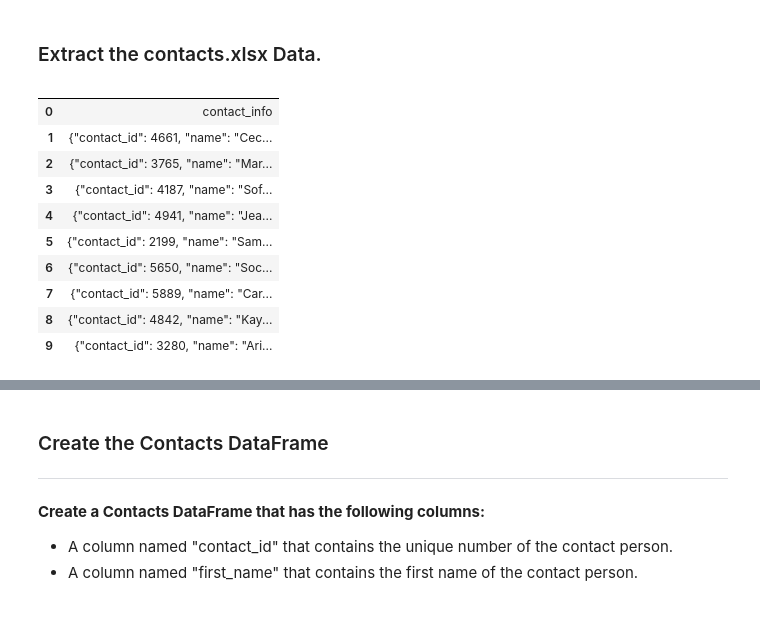
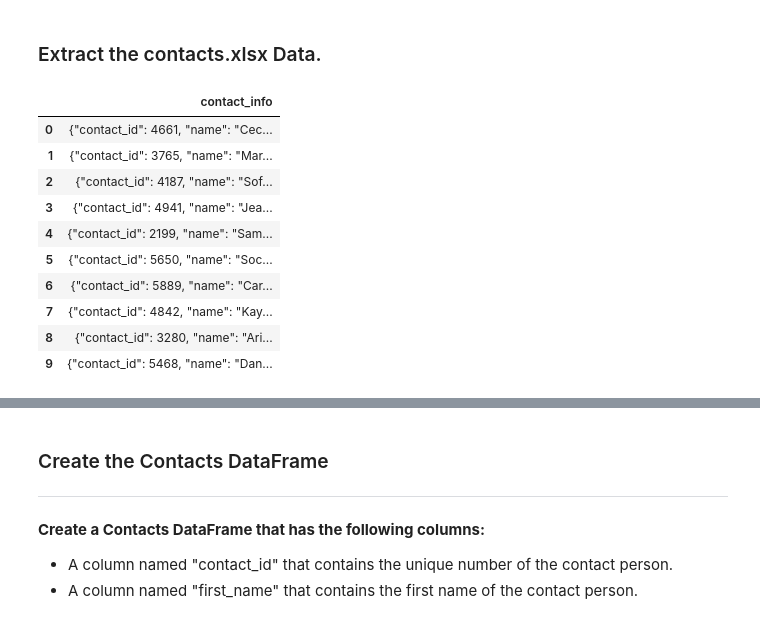
Before and after one commit to rabellan/Crowdfunding_ETL, a Jupyter notebook: ETL_Mini_Project_RAbellano.ipynb, the cells around one changed output, grey strips where cells are left out. Cells and saved outputs as stored; diff of their text form; code cells hidden in the pictures.

```diff
--- a/ETL_Mini_Project_RAbellano.ipynb
+++ b/ETL_Mini_Project_RAbellano.ipynb
@@ -340,18 +340,21 @@ campaign_cleaned.to_csv("Resources/campaign.csv", index=False)
 # %% [markdown]
 ### Extract the contacts.xlsx Data.
 # %%
-# Read the data into a Pandas DataFrame. Use the `header=2` parameter when reading in the data.
-contact_info_df = pd.read_excel('Resources/contacts.xlsx', header=2)
+# Read the data into a Pandas DataFrame. Use the `header=3` parameter when reading in the data.
+# Note - `header=3` is important because there is a blank lline between the header and the first data cell row
+contact_info_df = pd.read_excel('Resources/contacts.xlsx', header=3)
 contact_info_df.head(10)
+
+# the name of the ONLY column in contact_info_df DataFrame is "contact_info"
 # %% [output]
-|  |  |
-| 0 | contact_info |
-| 1 | {"contact_id": 4661, "name": "Cec... |
-| 2 | {"contact_id": 3765, "name": "Mar... |
-| 3 | {"contact_id": 4187, "name": "Sof... |
-| 4 | {"contact_id": 4941, "name": "Jea... |
-| 5 | {"contact_id": 2199, "name": "Sam... |
-| 6 | {"contact_id": 5650, "name": "Soc... |
-| 7 | {"contact_id": 5889, "name": "Car... |
-| 8 | {"contact_id": 4842, "name": "Kay... |
-| 9 | {"contact_id": 3280, "name": "Ari... |
+|  | contact_info |
+| 0 | {"contact_id": 4661, "name": "Cec... |
+| 1 | {"contact_id": 3765, "name": "Mar... |
+| 2 | {"contact_id": 4187, "name": "Sof... |
+| 3 | {"contact_id": 4941, "name": "Jea... |
+| 4 | {"contact_id": 2199, "name": "Sam... |
+| 5 | {"contact_id": 5650, "name": "Soc... |
+| 6 | {"contact_id": 5889, "name": "Car... |
+| 7 | {"contact_id": 4842, "name": "Kay... |
+| 8 | {"contact_id": 3280, "name": "Ari... |
+| 9 | {"contact_id": 5468, "name": "Dan... |
```
Also changed, not shown: parts of 17 cells of this notebook, 2 other files.
